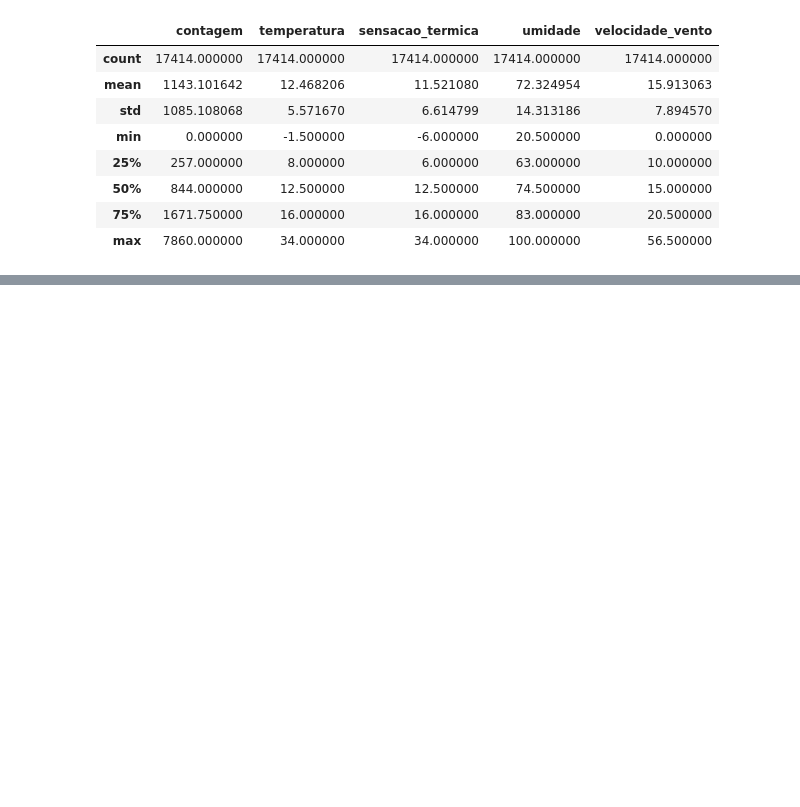
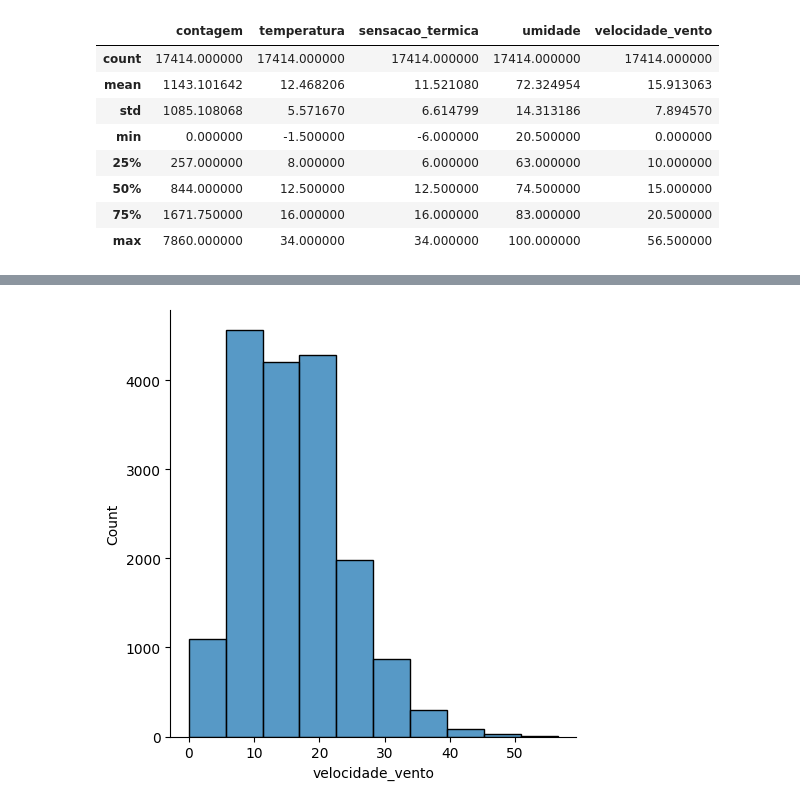
Before and after one commit to juliogazoli/alura-data-science-python-analisando-e-prevendo-series-temporais, a Jupyter notebook: atividades.ipynb, the cells around one changed output, grey strips where cells are left out. Saved outputs shown, nothing was run; the diff lists cells and outputs as text; code cells hidden in the pictures; blank space fills up the shorter version.

```diff
--- a/atividades.ipynb
+++ b/atividades.ipynb
@@ -133,0 +147,5 @@ df_limpo.describe()
+# %%
+sns.displot(df_limpo, x='velocidade_vento', bins=10)
+plt.show()
+# %% [output]
+[figure, added]
```
Also changed, not shown: parts of 3 cells of this notebook, 1 other file.
